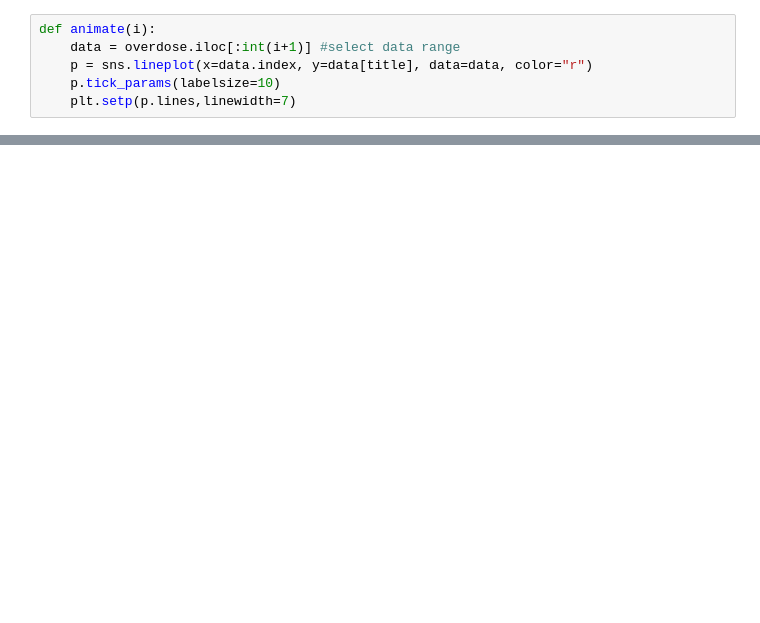
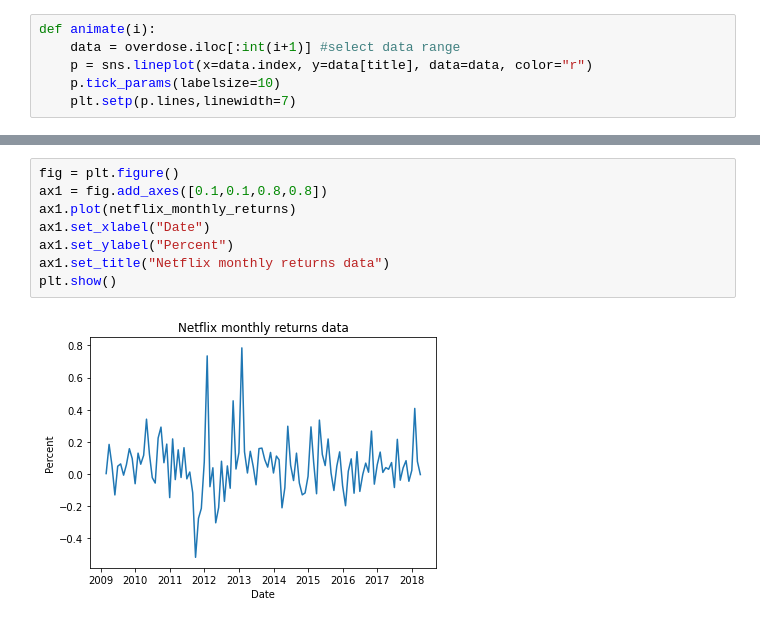
Before and after one commit to douglasparism/Proyecto_SIMFIN, a Jupyter notebook: Proyecto_PT.ipynb, the cells around one changed output, grey strips where cells are left out. Saved outputs shown, nothing was run; the diff lists cells and outputs as text; blank space fills up the shorter version.

```diff
--- a/Proyecto_PT.ipynb
+++ b/Proyecto_PT.ipynb
@@ -188,0 +196,10 @@ AttributeError: 'NoneType' object has no attribute 'remove_callback'
+# %%
+fig = plt.figure()
+ax1 = fig.add_axes([0.1,0.1,0.8,0.8])
+ax1.plot(netflix_monthly_returns)
+ax1.set_xlabel("Date")
+ax1.set_ylabel("Percent")
+ax1.set_title("Netflix monthly returns data")
+plt.show()
+# %% [output]
+[figure, added]
```
Also changed, not shown: parts of 21 cells of this notebook.
